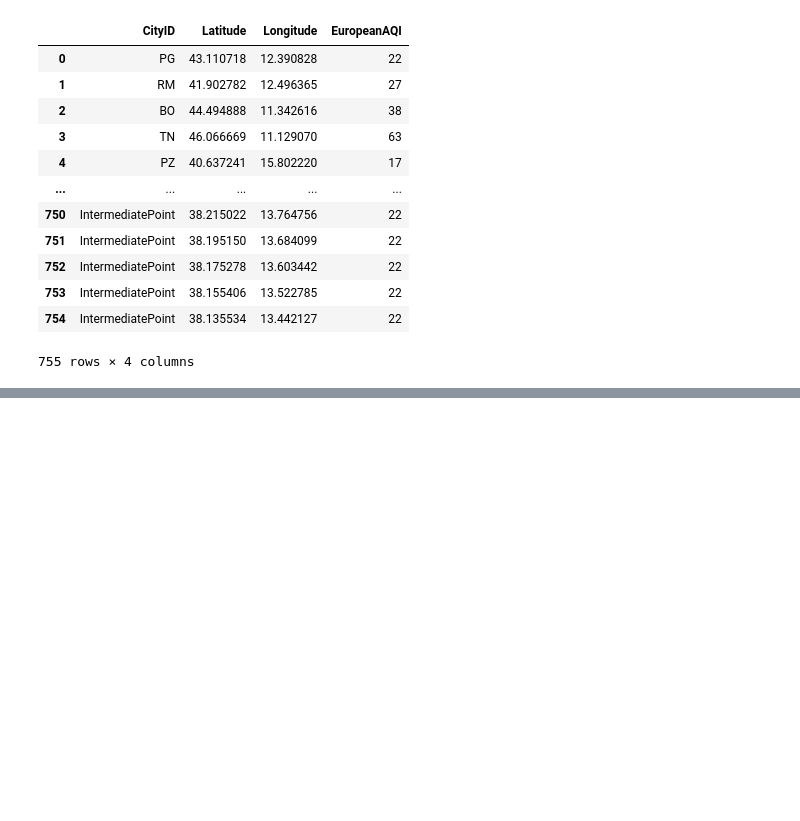
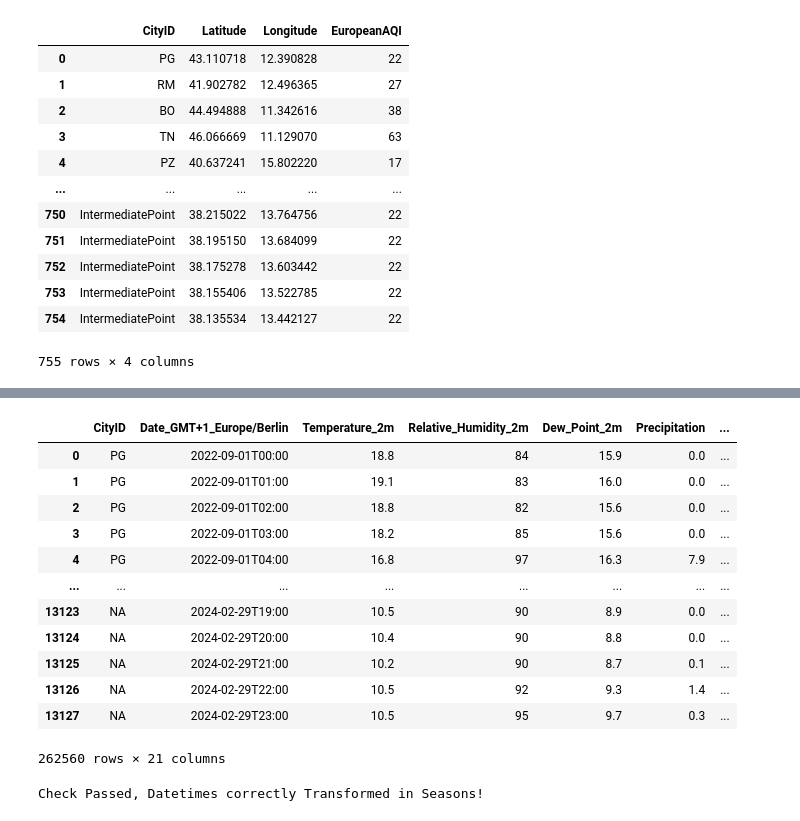
Before and after one commit to KazuhiraBenedictMiller/AirQualityPredictions, a Jupyter notebook: Notebooks/RefactorTest.ipynb, the cells around one changed output, grey strips where cells are left out. Saved outputs shown, nothing was run; the diff lists cells and outputs as text; code cells hidden in the pictures; blank space fills up the shorter version.

```diff
--- a/Notebooks/RefactorTest.ipynb
+++ b/Notebooks/RefactorTest.ipynb
@@ -133,0 +163,2 @@ m
+# %%
+DF = sourcing.FetchFromDisk()
@@ -133,0 +183,20 @@ m
+# %%
+DF
+# %% [output]
+|  | CityID | Date_GMT+1_Europe/Berlin | Temperature_2m | Relative_Humidity_2m | Dew_Point_2m | Precipitation | ... |
+| 0 | PG | 2022-09-01T00:00 | 18.8 | 84 | 15.9 | 0.0 | ... |
+| 1 | PG | 2022-09-01T01:00 | 19.1 | 83 | 16.0 | 0.0 | ... |
+| 2 | PG | 2022-09-01T02:00 | 18.8 | 82 | 15.6 | 0.0 | ... |
+| 3 | PG | 2022-09-01T03:00 | 18.2 | 85 | 15.6 | 0.0 | ... |
+| 4 | PG | 2022-09-01T04:00 | 16.8 | 97 | 16.3 | 7.9 | ... |
+| ... | ... | ... | ... | ... | ... | ... | ... |
+| 13123 | NA | 2024-02-29T19:00 | 10.5 | 90 | 8.9 | 0.0 | ... |
+| 13124 | NA | 2024-02-29T20:00 | 10.4 | 90 | 8.8 | 0.0 | ... |
+| 13125 | NA | 2024-02-29T21:00 | 10.2 | 90 | 8.7 | 0.1 | ... |
+| 13126 | NA | 2024-02-29T22:00 | 10.5 | 92 | 9.3 | 1.4 | ... |
+| 13127 | NA | 2024-02-29T23:00 | 10.5 | 95 | 9.7 | 0.3 | ... |
+262560 rows × 21 columns
+# %%
+FEDF = featureengineering.EngineerFeatures(DF)
+# %% [output]
+Check Passed, Datetimes correctly Transformed in Seasons!
```
Also changed, not shown: parts of 7 cells of this notebook, 4 other files.
